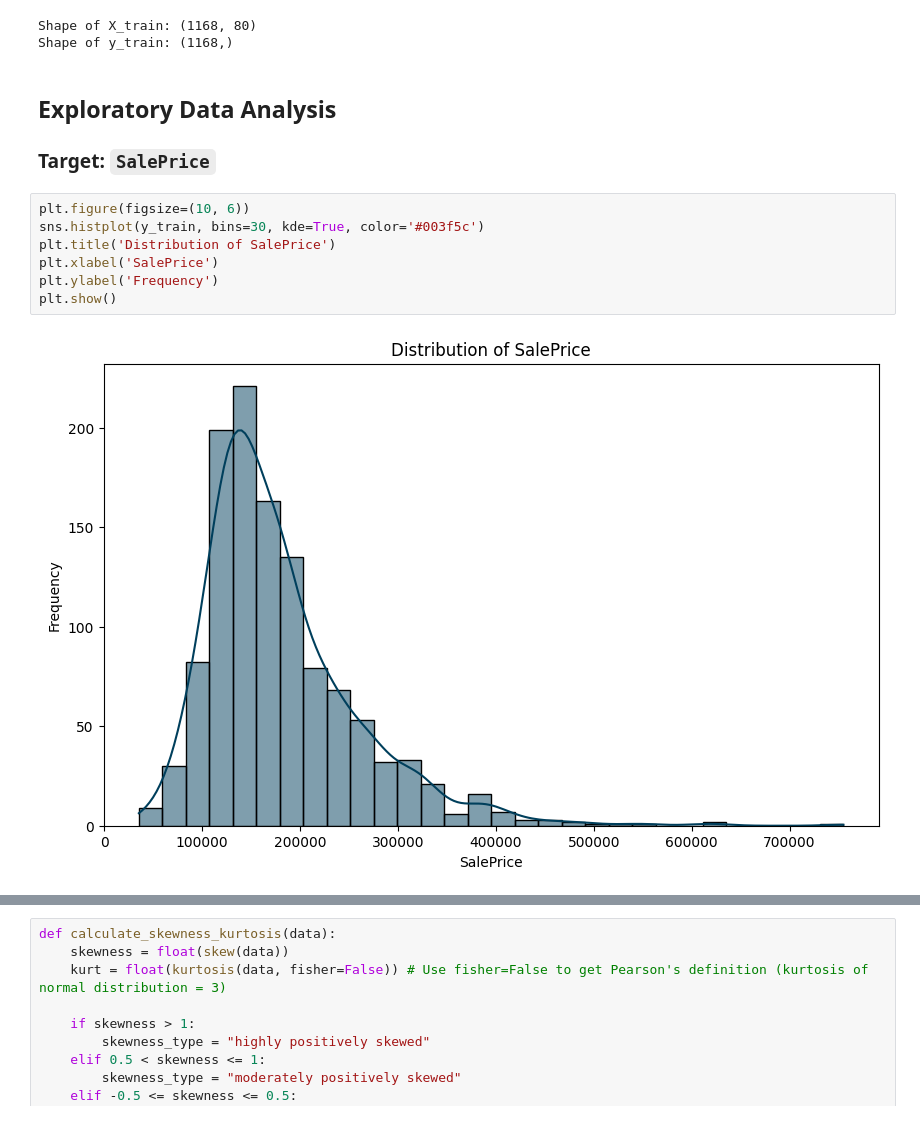
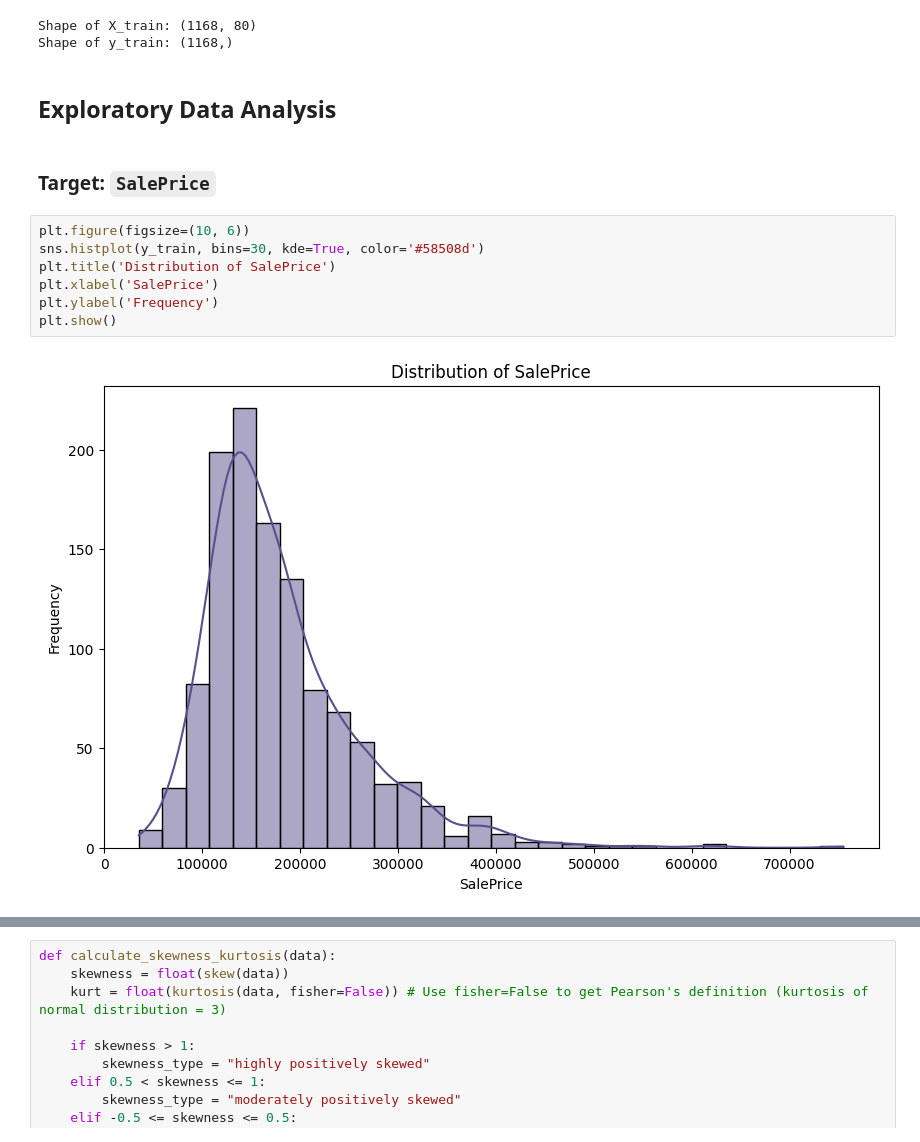
Before and after one commit to bsanchezv/House-prices-Advanced-regression-techniques, a Jupyter notebook: notebooks/1.0-EDA-first-analysis.ipynb, the cells around one changed output, grey strips where cells are left out. Cells and saved outputs as stored; diff of their text form.

```diff
--- a/notebooks/1.0-EDA-first-analysis.ipynb
+++ b/notebooks/1.0-EDA-first-analysis.ipynb
@@ -34,15 +34,16 @@ Shape of X_train: (1168, 80)
 Shape of y_train: (1168,)
 # %% [markdown]
 ## Exploratory Data Analysis
-### Target: `SalePrice`
+# %% [markdown]
+### Target: `SalePrice`
 # %%
 plt.figure(figsize=(10, 6))
-sns.histplot(y_train, bins=30, kde=True, color='#003f5c')
+sns.histplot(y_train, bins=30, kde=True, color='#58508d')
 plt.title('Distribution of SalePrice')
 plt.xlabel('SalePrice')
 plt.ylabel('Frequency')
 plt.show()
 # %% [output]
-[figure, old version]
+[figure, new version]
 # %%
 plt.figure(figsize=(10, 6))
```
Also changed, not shown: parts of 7 cells of this notebook.
